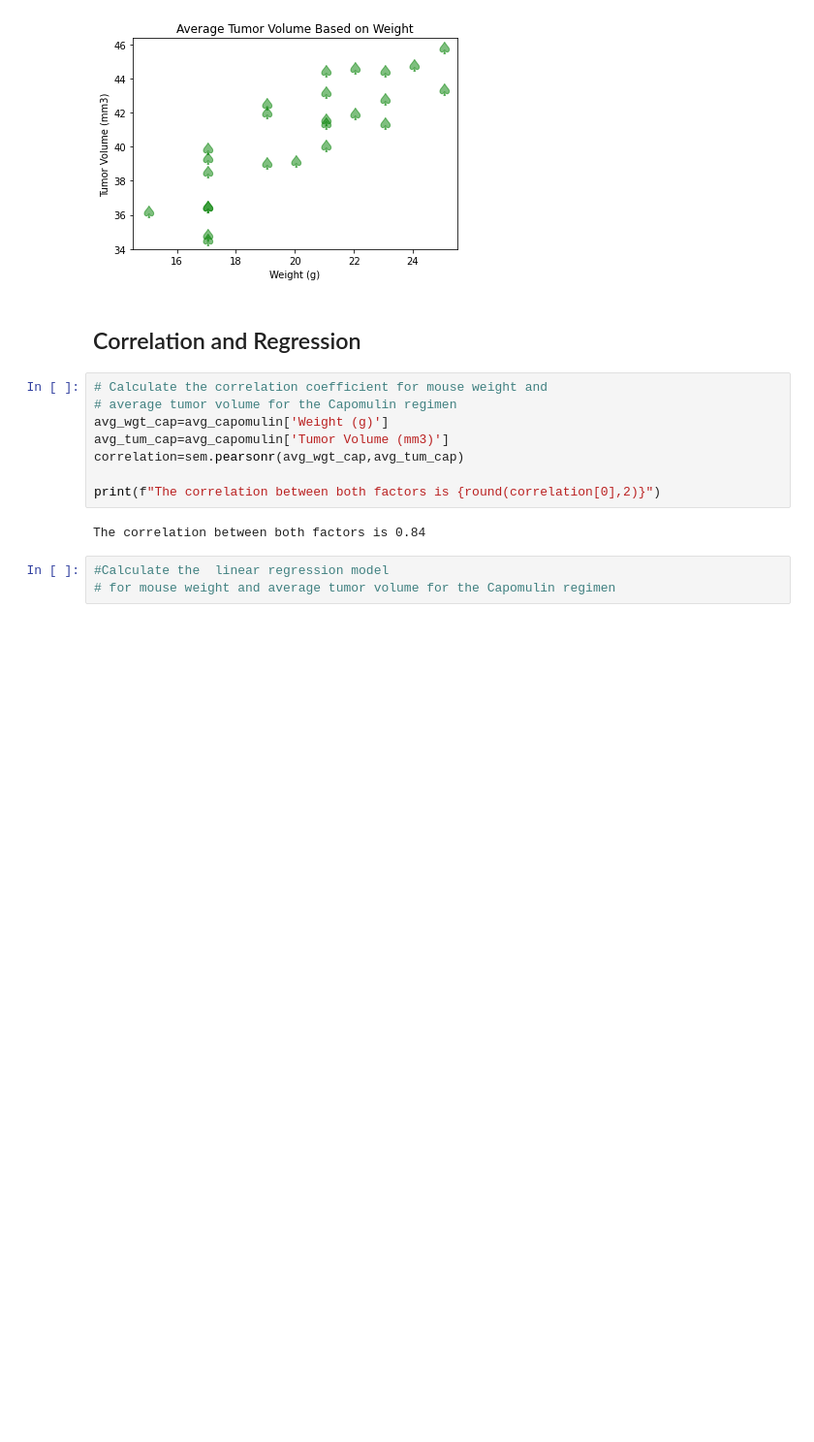
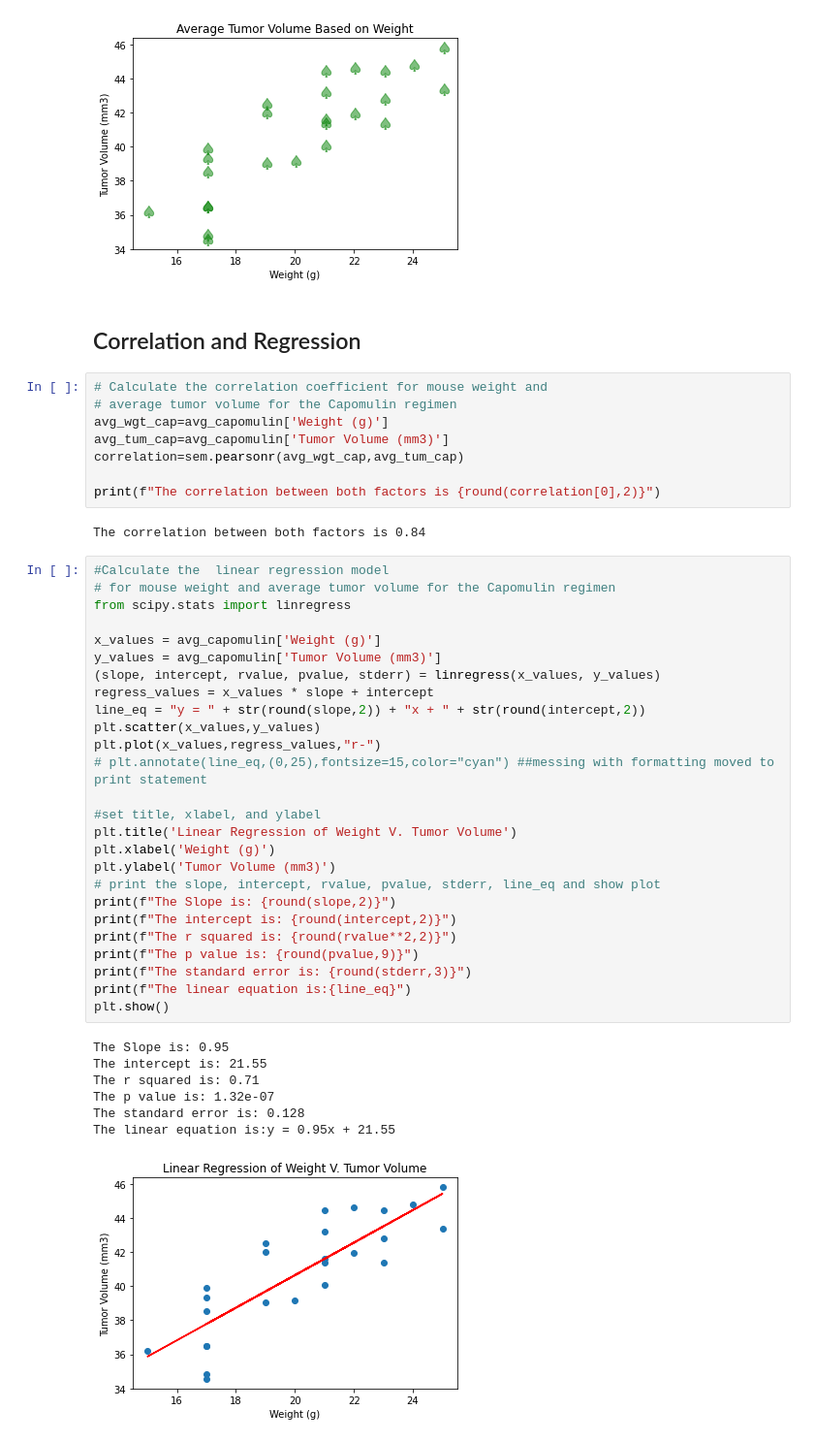
Before and after one commit to Mitchemoto/matplotlib-challenge, a Jupyter notebook: Pymaceuticals/pymaceuticals_starter.ipynb, the cells around one changed output. Shown at 97% size. Saved outputs shown, nothing was run; the diff lists cells and outputs as text; blank space fills up the shorter version.

```diff
--- a/Pymaceuticals/pymaceuticals_starter.ipynb
+++ b/Pymaceuticals/pymaceuticals_starter.ipynb
@@ -364,6 +364,37 @@ correlation=sem.pearsonr(avg_wgt_cap,avg_tum_cap)
 print(f"The correlation between both factors is {round(correlation[0],2)}")
 # %% [output]
 The correlation between both factors is 0.84
-# %%
-#Calculate the  linear regression model
-# for mouse weight and average tumor volume for the Capomulin regimen
+# %%
+#Calculate the  linear regression model
+# for mouse weight and average tumor volume for the Capomulin regimen
+from scipy.stats import linregress
+
+x_values = avg_capomulin['Weight (g)']
+y_values = avg_capomulin['Tumor Volume (mm3)']
+(slope, intercept, rvalue, pvalue, stderr) = linregress(x_values, y_values)
+regress_values = x_values * slope + intercept
+line_eq = "y = " + str(round(slope,2)) + "x + " + str(round(intercept,2))
+plt.scatter(x_values,y_values)
+plt.plot(x_values,regress_values,"r-")
+# plt.annotate(line_eq,(0,25),fontsize=15,color="cyan") ##messing with formatting moved to print statement
+
+#set title, xlabel, and ylabel
+plt.title('Linear Regression of Weight V. Tumor Volume')
+plt.xlabel('Weight (g)')
+plt.ylabel('Tumor Volume (mm3)')
+# print the slope, intercept, rvalue, pvalue, stderr, line_eq and show plot
+print(f"The Slope is: {round(slope,2)}")
+print(f"The intercept is: {round(intercept,2)}")
+print(f"The r squared is: {round(rvalue**2,2)}")
+print(f"The p value is: {round(pvalue,9)}")
+print(f"The standard error is: {round(stderr,3)}")
+print(f"The linear equation is:{line_eq}")
+plt.show()
+# %% [output]
+The Slope is: 0.95
+The intercept is: 21.55
+The r squared is: 0.71
+The p value is: 1.32e-07
+The standard error is: 0.128
+The linear equation is:y = 0.95x + 21.55
+[figure, added]
```
